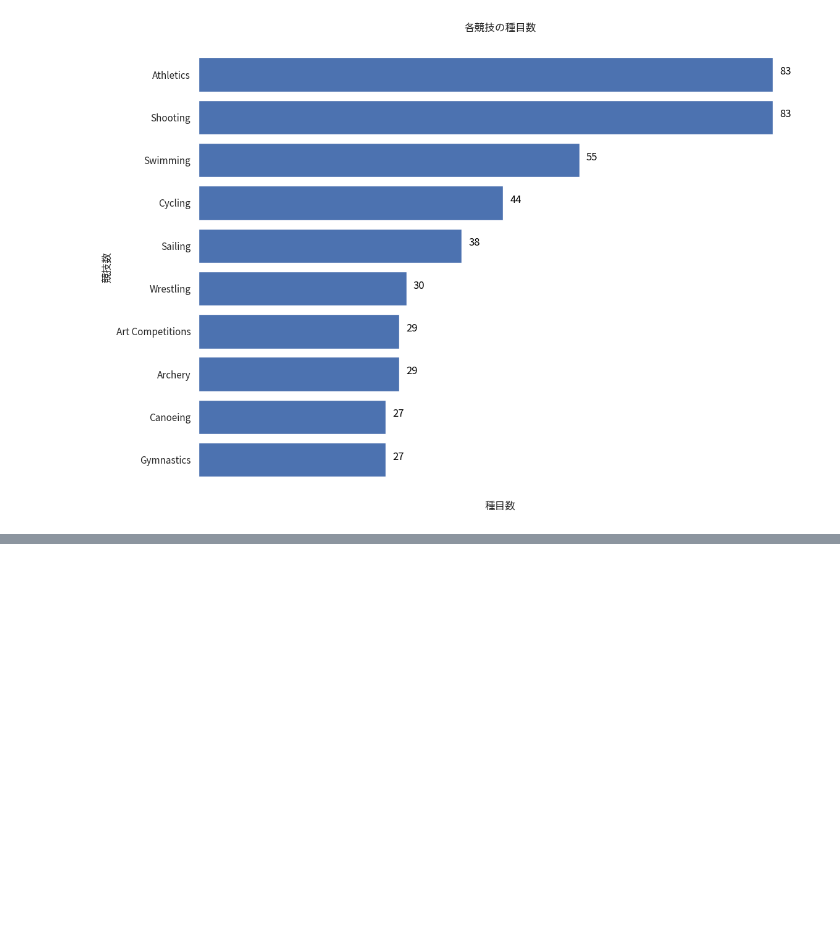
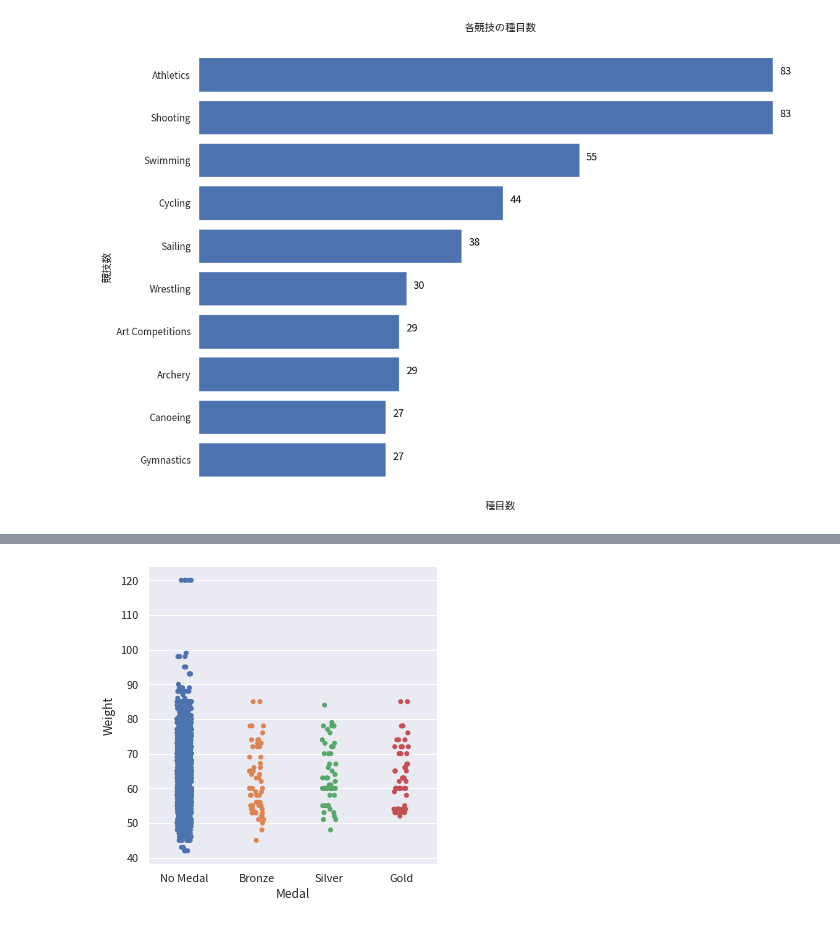
Before and after one commit to 900914/TIL, a Jupyter notebook: Kaggle/120olympic_analytics.ipynb, the cells around one changed output, grey strips where cells are left out. Saved outputs shown, nothing was run; the diff lists cells and outputs as text; code cells hidden in the pictures; blank space fills up the shorter version.

```diff
--- a/Kaggle/120olympic_analytics.ipynb
+++ b/Kaggle/120olympic_analytics.ipynb
@@ -769,0 +922,5 @@ plt.show()
+# %%
+sns.catplot(x='Medal',y='Weight',data=sub_df[sub_df['Sport']=='Table Tennis'],kind='strip')
+plt.show()
+# %% [output]
+[figure, added]
```
Also changed, not shown: parts of 37 cells of this notebook.
